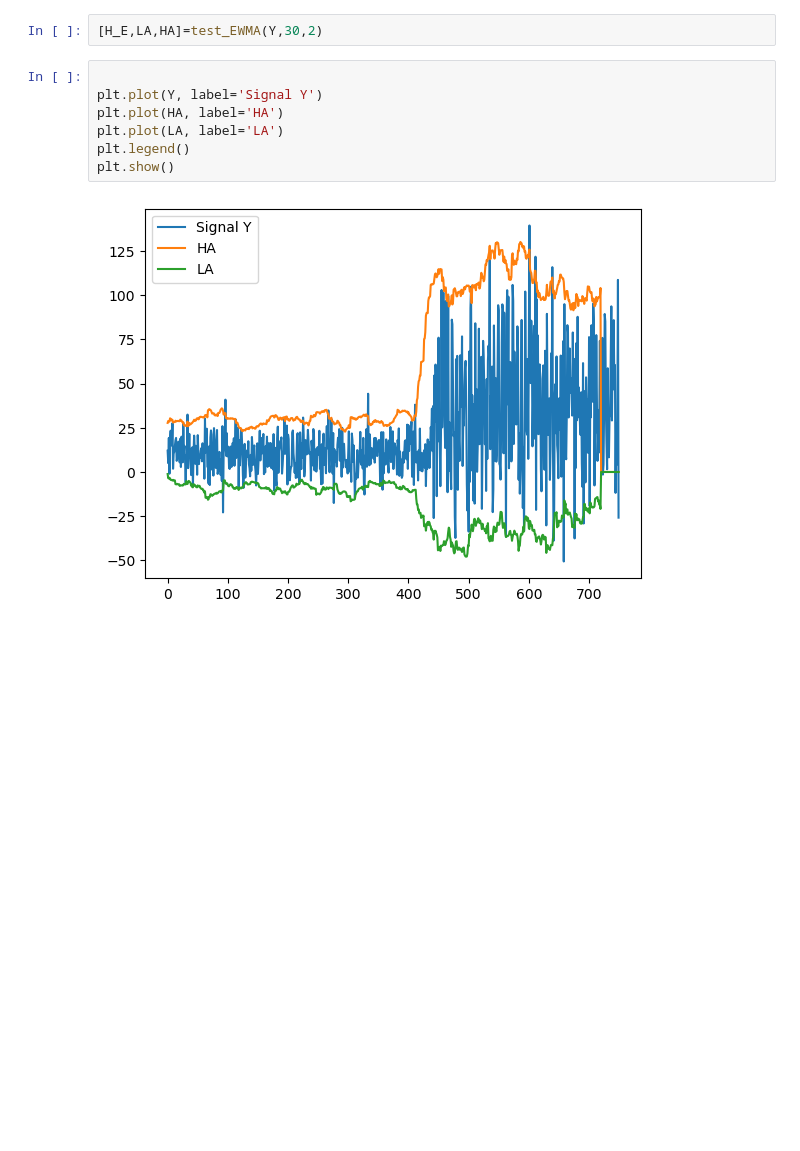
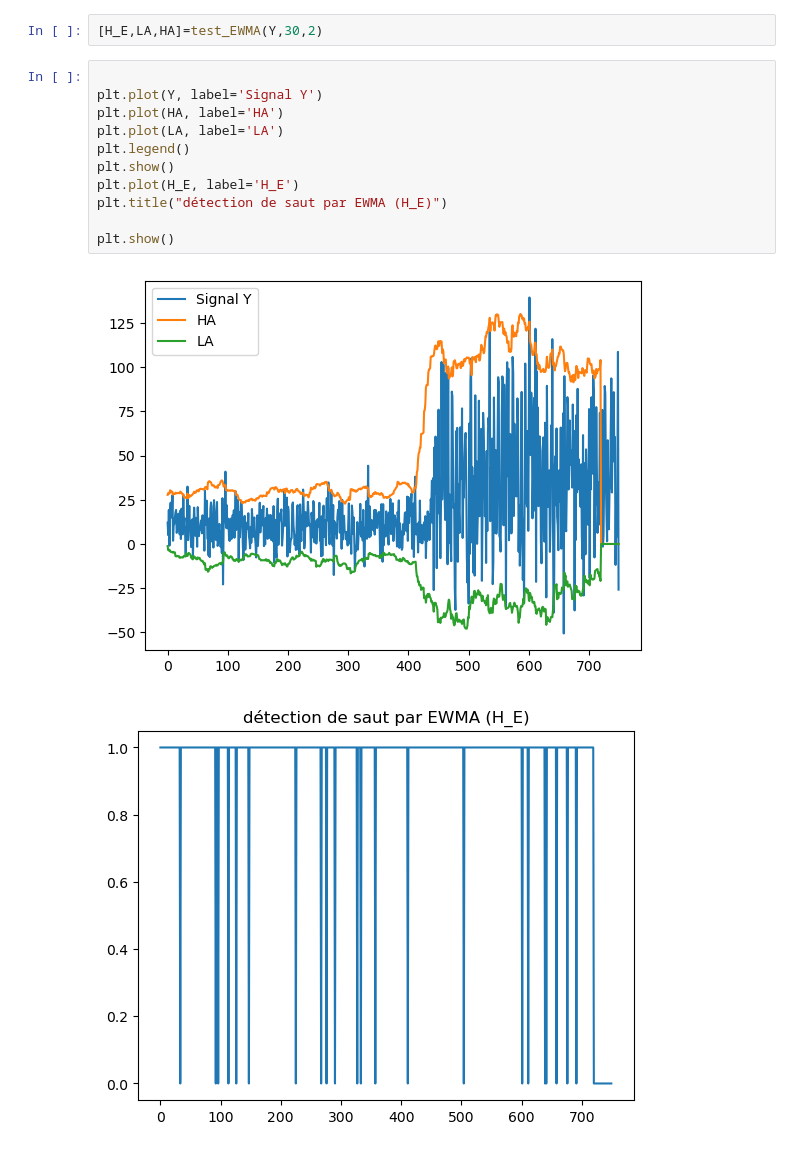
Before and after one commit to DioneMike/Atelier_ADAPI, a Jupyter notebook: Atelier2.ipynb, the cells around one changed output. Drawn from its saved outputs; the diff is of its cells as text; blank space fills up the shorter version.

```diff
--- a/Atelier2.ipynb
+++ b/Atelier2.ipynb
@@ -107,9 +111,14 @@ def test_EWMA(X,WL,k):
 # %%
 
 plt.plot(Y, label='Signal Y')
 plt.plot(HA, label='HA')
 plt.plot(LA, label='LA')
 plt.legend()
 plt.show()
+plt.plot(H_E, label='H_E')
+plt.title("détection de saut par EWMA (H_E)")
+
+plt.show()
 # %% [output]
 [figure]
+[figure, added]
```
Also changed, not shown: parts of 4 cells of this notebook, 3 other files.
